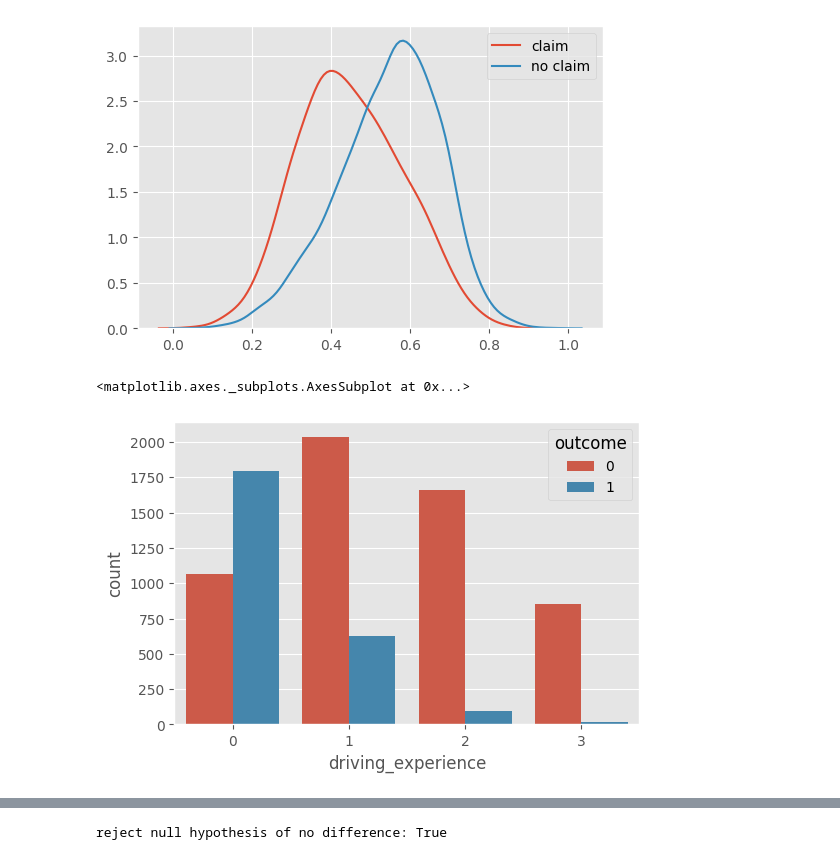
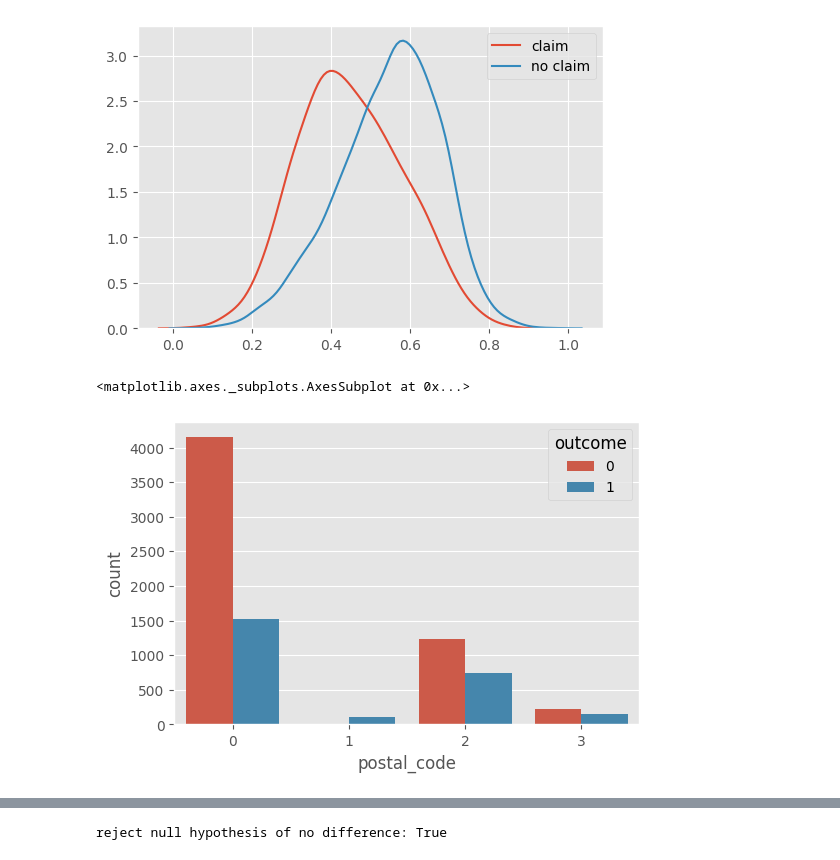
Before and after one commit to minggli/python-pp, a Jupyter notebook: bayes_logistic.ipynb, the cells around one changed output, grey strips where cells are left out. Drawn from its saved outputs; the diff is of its cells as text; code cells hidden in the pictures.

```diff
--- a/bayes_logistic.ipynb
+++ b/bayes_logistic.ipynb
@@ -120,6 +120,7 @@ df_cust = df_raw_cust.drop("id", axis=1).dropna()
 transformation_dict = {}
 # turn categorical features into numerical values
 multinominal = []
+df_cust["postal_code"] = df_cust["postal_code"].astype("object")
 for col in df_cust.select_dtypes(include=["object"]):
     df_cust.loc[:, col] = df_cust.loc[:, col].astype("category")
     if len(df_cust.loc[:, col].cat.categories) > 2:
@@ -187,7 +200,7 @@ sns.kdeplot(df_cust["credit_score"][df_cust["outcome"] == 0], label="no claim")
 <matplotlib.axes._subplots.AxesSubplot at 0x...>
 [figure]
 # %%
-sns.countplot(x="driving_experience", hue="outcome", data=df_cust)
+sns.countplot(x="postal_code", hue="outcome", data=df_cust)
 # %% [output]
 <matplotlib.axes._subplots.AxesSubplot at 0x...>
-[figure, old version]
+[figure, new version]
```
Also changed, not shown: parts of 72 cells of this notebook.
